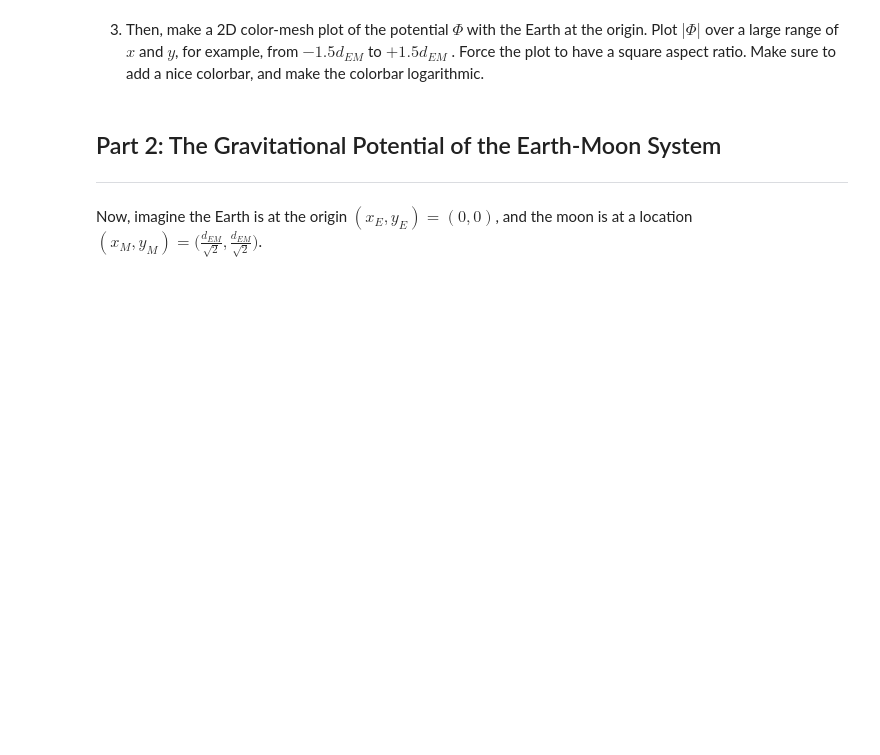
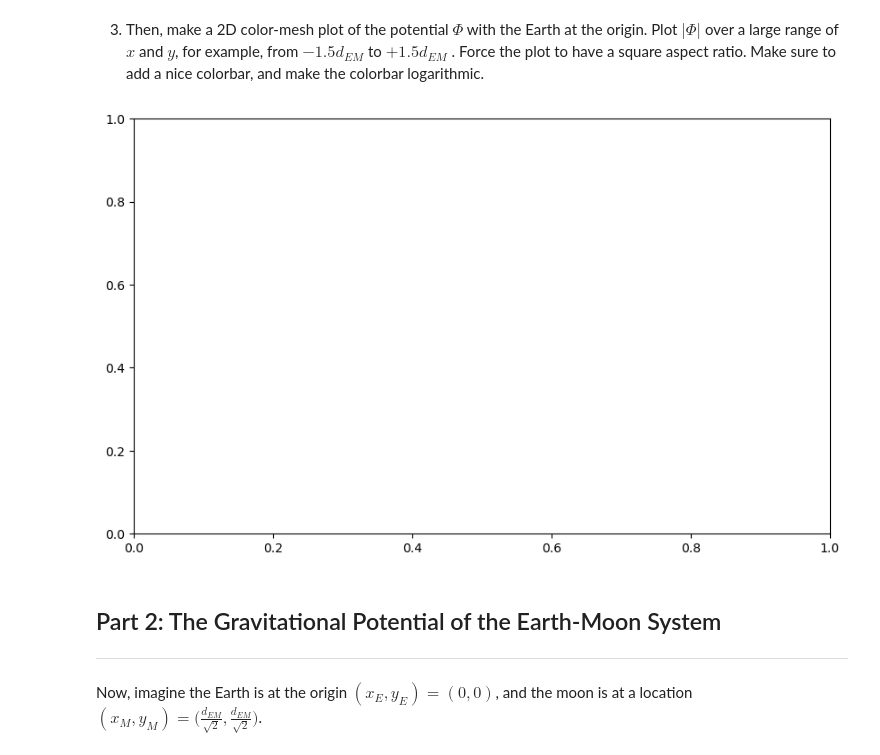
Before and after one commit to mkeen331/PHYS265-spring26, a Jupyter notebook: Lab1/lab1.ipynb, the cells around one changed output. Saved outputs shown, nothing was run; the diff lists cells and outputs as text; code cells hidden in the pictures; blank space fills up the shorter version.

```diff
--- a/Lab1/lab1.ipynb
+++ b/Lab1/lab1.ipynb
@@ -67,6 +129,29 @@ Plot out to $1.5\times$ the distance from the Earth to the Moon. Because the pot
 3. Then, make a 2D color-mesh plot of the potential $\Phi$ with the Earth at the origin. Plot $|\Phi|$
 over a large range of $x$ and $y$, for example, from $-1.5d_{EM}$ to $+1.5d_{EM}$ . Force the plot to have
 a square aspect ratio. Make sure to add a nice colorbar, and make the colorbar logarithmic.
+# %%
+import numpy as np
+import matplotlib.pyplot as plt
+
+#1D data
+R_values_1D = np.linspace(R_start, R_end, 1000)
+V_abs_1d = abs(-G * M_E)/R_values
+
+#2D limits/axis data
+limit = 1.5*d_EM
+x = np.linspace(-limit, limit, 500)
+y = np.linspace(-limit, limit, 500)
+X, Y = np.meshgrid (x, y)
+
+#2D data
+R_2D = np.sqrt(X**2 + Y**2) #distance formula
+R_2D[R_2D < R_E] = R_E #to prevent clipping
+V_abs_2D = abs(G*M_E)/R_2D
+
+#2D plotting
+fig, ax = plt.subplots(figsize=(10,6))
+# %% [output]
+[figure, added]
 # %% [markdown]
 ## Part 2: The Gravitational Potential of the Earth-Moon System
 -----
```
Also changed, not shown: parts of 3 cells of this notebook.
